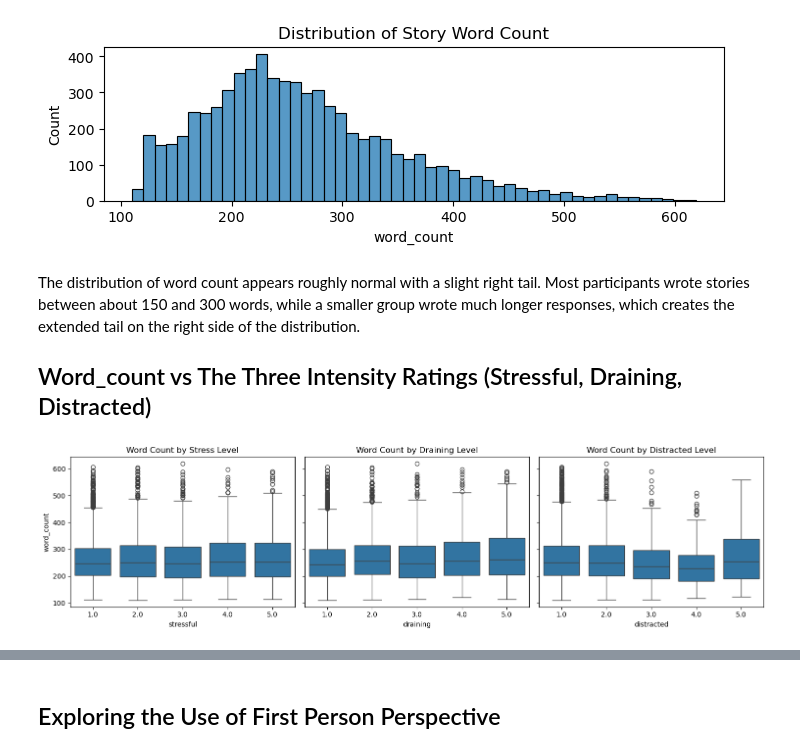
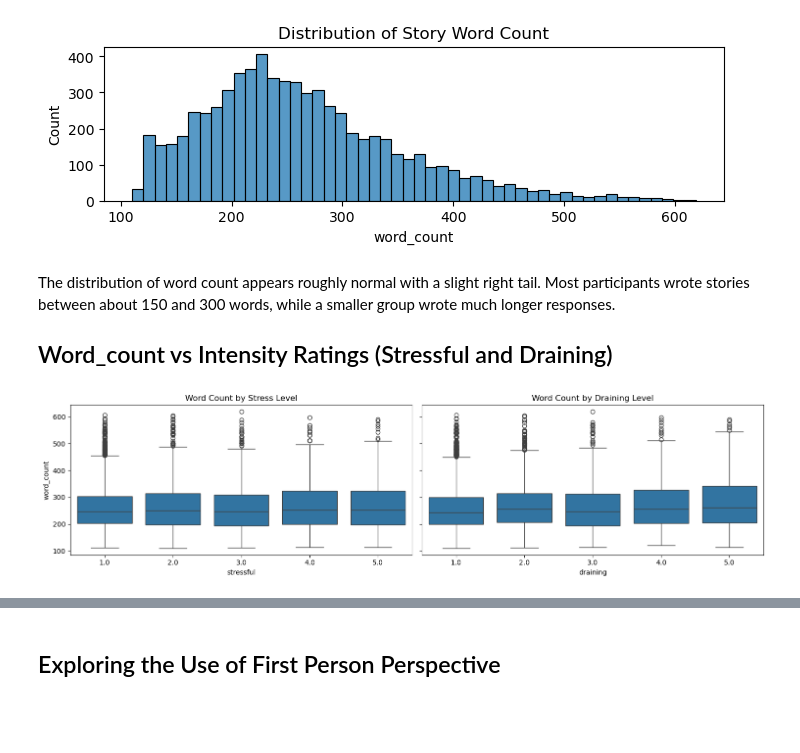
Before and after one commit to emw017/Group125_WI26, a Jupyter notebook: 03-FinalProject.ipynb, the cells around one changed output, grey strips where cells are left out. Cells and saved outputs as stored; diff of their text form; code cells hidden in the pictures; blank space fills up the shorter version.

Commit message:
Completed Analysis and shortened EDA for Hippo

```diff
--- a/03-FinalProject.ipynb
+++ b/03-FinalProject.ipynb
@@ -158,28 +153,23 @@ plt.show()
 # %% [output]
 [figure]
 # %% [markdown]
-The distribution of word count appears roughly normal with a slight right tail. Most participants wrote stories between about 150 and 300 words, while a smaller group wrote much longer responses, which creates the extended tail on the right side of the distribution.
+The distribution of word count appears roughly normal with a slight right tail. Most participants wrote stories between about 150 and 300 words, while a smaller group wrote much longer responses.
 
-## Word_count vs The Three Intensity Ratings (Stressful, Draining, Distracted)
+## Word_count vs Intensity Ratings (Stressful and Draining)
 # %%
-fig, axes = plt.subplots(1, 3, figsize=(15, 4), sharey=True)
+fig, axes = plt.subplots(1, 2, figsize=(15, 4), sharey=True)
 
 sns.boxplot(data=hippo, x='stressful', y='word_count', ax=axes[0])
 axes[0].set_title('Word Count by Stress Level')
 axes[0].set_xlabel('stressful')
 axes[0].set_ylabel('word_count')
 
 sns.boxplot(data=hippo, x='draining', y='word_count', ax=axes[1])
 axes[1].set_title('Word Count by Draining Level')
 axes[1].set_xlabel('draining')
 axes[1].set_ylabel('')
 
-sns.boxplot(data=hippo, x='distracted', y='word_count', ax=axes[2])
-axes[2].set_title('Word Count by Distracted Level')
-axes[2].set_xlabel('distracted')
-axes[2].set_ylabel('')
-
 plt.tight_layout()
 plt.show()
 # %% [output]
-[figure, old version]
+[figure, new version]
```
Also changed, not shown: parts of 24 cells of this notebook.
